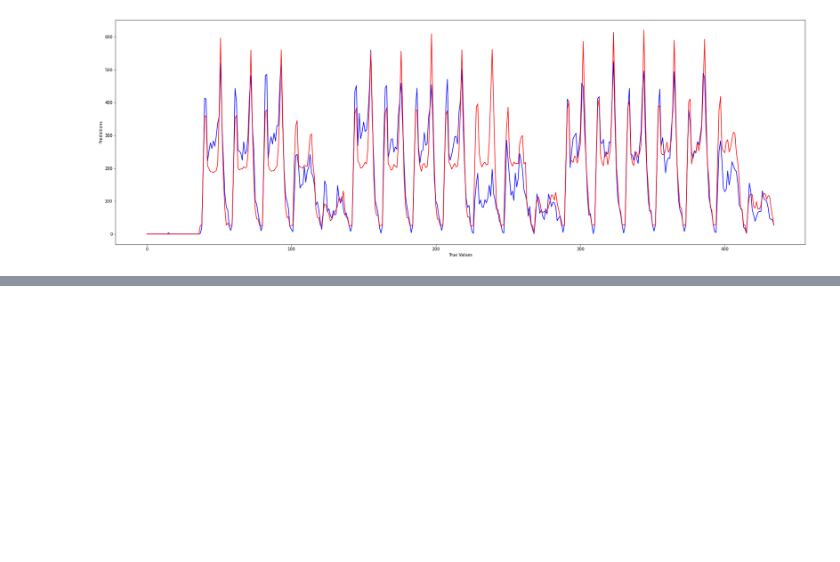
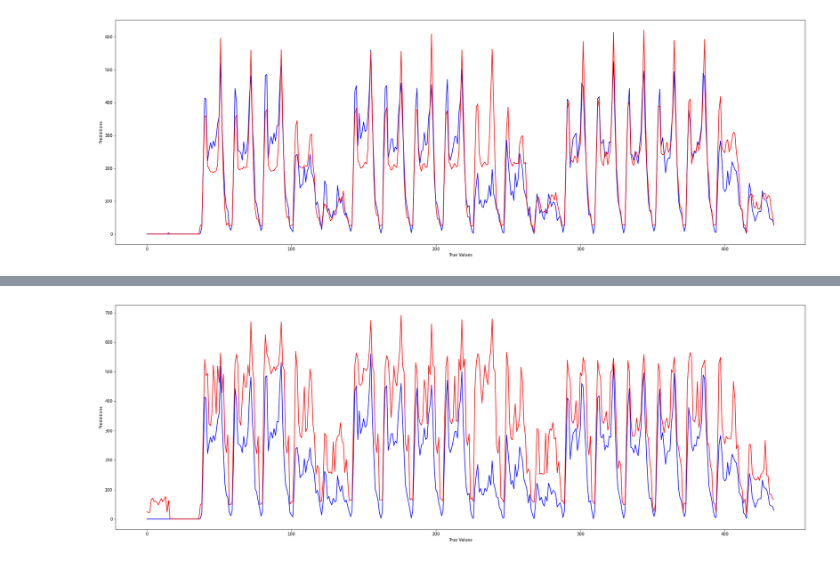
Before and after one commit to medeirosvictor/ds-mobilidade-urbana-fortaleza, a Jupyter notebook: Resultados.ipynb, the cells around one changed output, grey strips where cells are left out. Drawn from its saved outputs; the diff is of its cells as text; code cells hidden in the pictures; blank space fills up the shorter version.

```diff
--- a/Resultados.ipynb
+++ b/Resultados.ipynb
@@ -56,0 +75,9 @@ plt.show()
+# %%
+plt.figure(figsize=(30, 10))
+plt.plot(range(len(real_values)), real_values, color='blue')
+plt.plot(range(len(predictions)), predictions, color='red')
+plt.xlabel('True Values')
+plt.ylabel('Predictions')
+plt.show()
+# %% [output]
+[figure, added]
```
Also changed, not shown: parts of 2 cells of this notebook, 8 other files.
